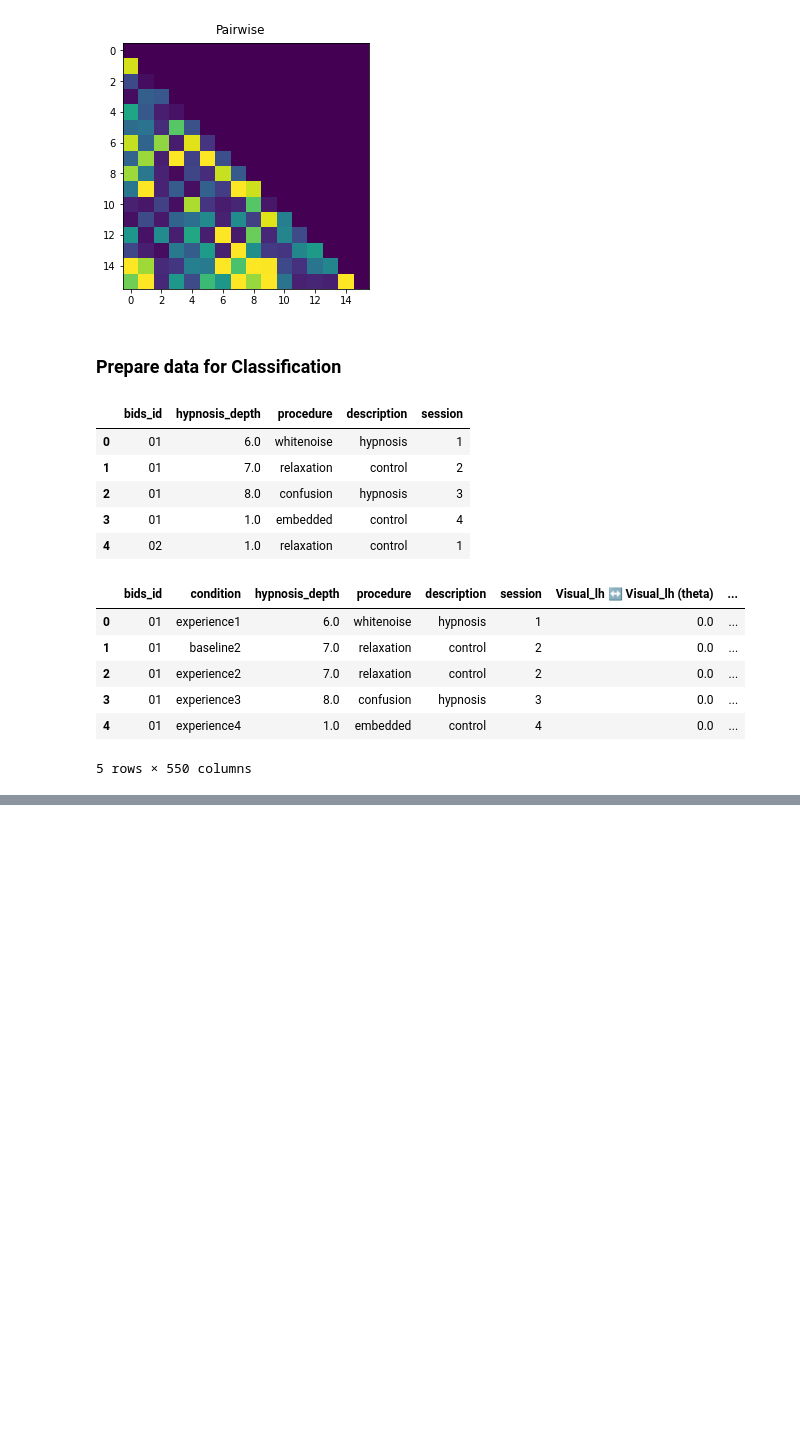
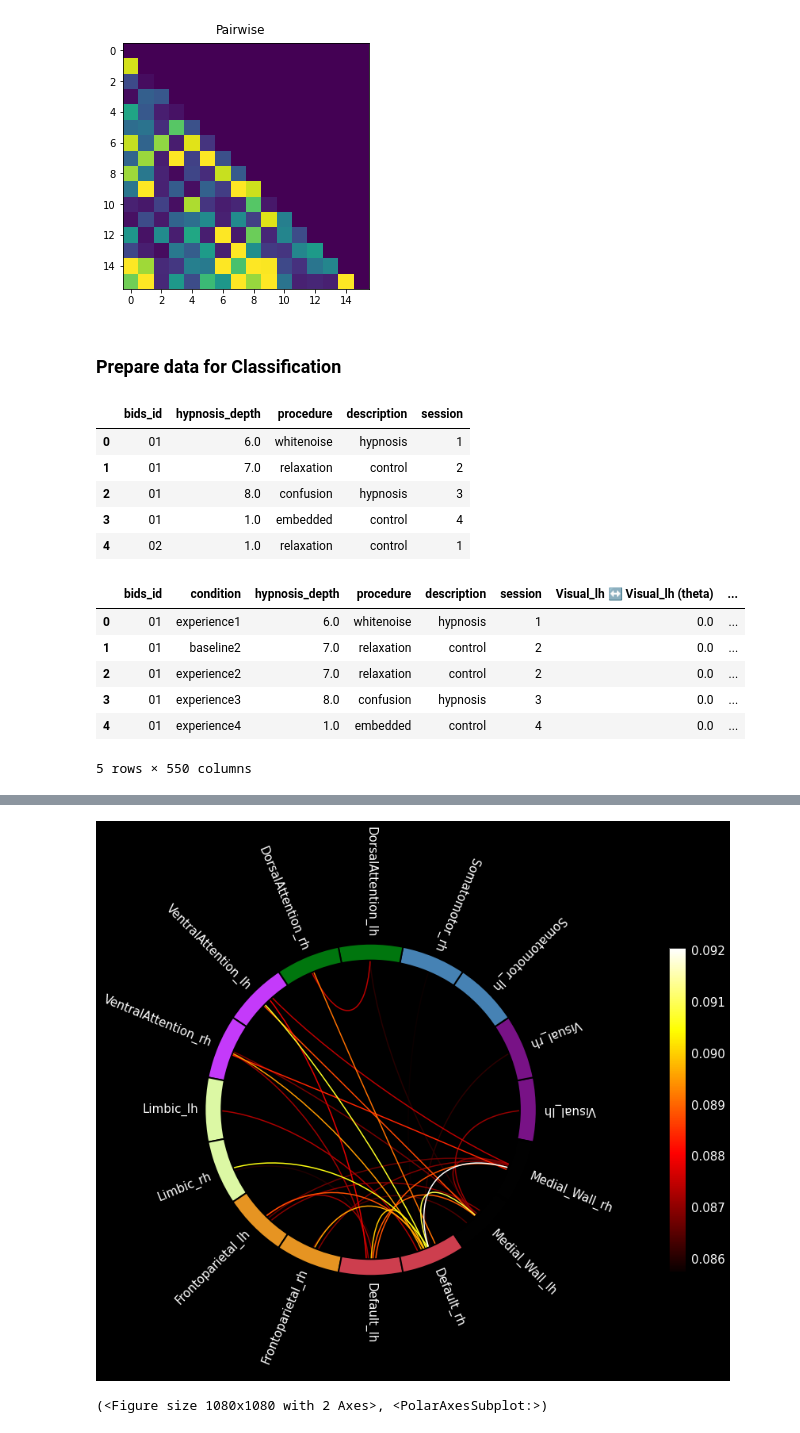
Before and after one commit to sycomix/SuggNet, a Jupyter notebook: notebooks/classification/3.1 Source Reconstruction.ipynb, the cells around one changed output, grey strips where cells are left out. Drawn from its saved outputs; the diff is of its cells as text; code cells hidden in the pictures; blank space fills up the shorter version.

```diff
--- a/notebooks/classification/3.1 Source Reconstruction.ipynb
+++ b/notebooks/classification/3.1 Source Reconstruction.ipynb
@@ -175,7 +175,7 @@ for subject_path in sorted(Path('data/clean_data').glob('*.fif')):
         # with open(output_path_conn, 'wb') as f:
         #     pickle.dump(conns, f)
 
-        del conns, labels_ts
+        del conns, label_ts
 
 
     clear_output()
@@ -428,0 +321,21 @@ _plot_connectivity_circle(conn.to_numpy()[:, 0],
+# %%
+# open connectivity data
+data = pd.read_csv('data/classification_datasets/connectivities_yeo7nets.csv', index_col=0)
+col_index = [i for i in data.columns if 'alpha' in i]
+conn_freq = data[col_index].mean(axis=0)
+# %%
+# indices for circle plot
+conn_labels = pd.DataFrame(columns=[f'{i}' for i in range(16)], index=[f'{i}' for i in range(16)])
+conn_labels = conn_labels.apply(lambda x: x.index + '_' + x.name)
+conn_labels = conn_labels.values[np.triu_indices(conn_labels.shape[0], k=0)]
+self_conn = [f'{i}' + '_' + f'{i}' for i in range(16)]
+ind = [np.where(conn_labels == i)[0][0] for i in self_conn]
+conn_labels = np.delete(conn_labels, ind)
+indices = np.array([[int(i.split('_')[0]) for i in conn_labels],
+                    [int(i.split('_')[1]) for i in conn_labels]])
+
+# label colors
+atlas_labels = mne.read_labels_from_annot('fsaverage',
+                                          'Yeo2011_7Networks_N1000',
+                                          subjects_dir='data/')
+label_colors = [label.color for label in atlas_labels]
@@ -428,0 +346,20 @@ _plot_connectivity_circle(conn.to_numpy()[:, 0],
+# %%
+from mne.viz.circle import _plot_connectivity_circle
+
+fig, ax = plt.subplots(figsize=(15, 15), facecolor='black',
+                       subplot_kw=dict(polar=True))
+_plot_connectivity_circle(
+    conn_freq.values,
+    labels,
+    indices,
+    n_lines=30,
+    node_colors=label_colors,
+    colorbar_size=0.5,
+    fontsize_title=17,
+    fontsize_names=15,
+    fontsize_colorbar=15,
+    ax=ax,
+)
+# %% [output]
+[figure, added]
+(<Figure size 1080x1080 with 2 Axes>, <PolarAxesSubplot:>)
```
Also changed, not shown: parts of 8 cells of this notebook.
